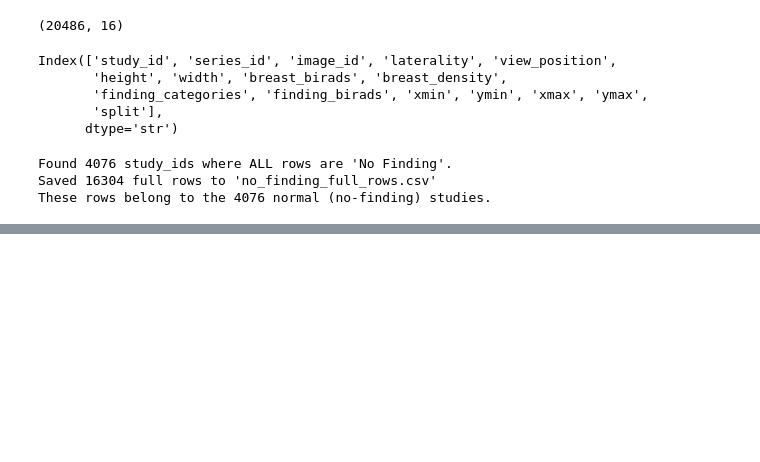
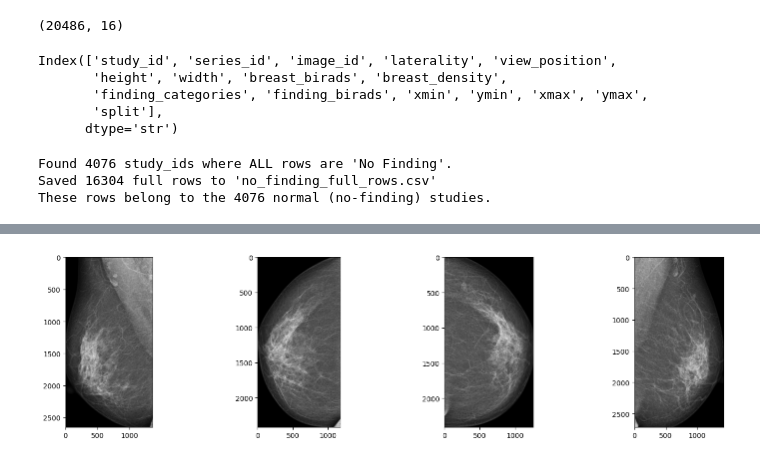
Before and after one commit to valerybr/mg-detect, a Jupyter notebook: notebooks/vindr_ds.ipynb, the cells around one changed output, grey strips where cells are left out. Drawn from its saved outputs; the diff is of its cells as text; code cells hidden in the pictures; blank space fills up the shorter version.

```diff
--- a/notebooks/vindr_ds.ipynb
+++ b/notebooks/vindr_ds.ipynb
@@ -134,0 +173,54 @@ VOI LUT exists
+# %%
+def np_CountUpContinuingOnes(b_arr):
+    # indice continuing zeros from left side.
+    # ex: [0,1,1,0,1,0,0,1,1,1,0] -> [0,0,0,3,3,5,6,6,6,6,10]
+    left = np.arange(len(b_arr))
+    left[b_arr > 0] = 0
+    left = np.maximum.accumulate(left)
+
+    # from right side.
+    # ex: [0,1,1,0,1,0,0,1,1,1,0] -> [0,3,3,3,5,5,6,10,10,10,10]
+    rev_arr = b_arr[::-1]
+    right = np.arange(len(rev_arr))
+    right[rev_arr > 0] = 0
+    right = np.maximum.accumulate(right)
+    right = len(rev_arr) - 1 - right[::-1]
+
+    return right - left - 1
+
+
+def extract_breast(img):
+    img_copy = img.copy()
+    img = np.where(img <= 40, 0, img)  # To detect backgrounds easily
+    height, _ = img.shape
+
+    # whether each col is non-constant or not
+    y_a = height // 2 + int(height * 0.4)
+    y_b = height // 2 - int(height * 0.4)
+    b_arr = img[y_b:y_a].std(axis=0) != 0
+    continuing_ones = np_CountUpContinuingOnes(b_arr)
+    # longest should be the breast
+    col_ind = np.where(continuing_ones == continuing_ones.max())[0]
+    img = img[:, col_ind]
+
+    # whether each row is non-constant or not
+    _, width = img.shape
+    x_a = width // 2 + int(width * 0.4)
+    x_b = width // 2 - int(width * 0.4)
+    b_arr = img[:, x_b:x_a].std(axis=1) != 0
+    continuing_ones = np_CountUpContinuingOnes(b_arr)
+    # longest should be the breast
+    row_ind = np.where(continuing_ones == continuing_ones.max())[0]
+
+    return img_copy[row_ind][:, col_ind]
+
+
+fig, axs = plt.subplots(1, 4, figsize = (16, 4))
+for i, data in enumerate(datas):
+    img = extract_breast(data)
+    axs[i].imshow(img, cmap="gray")
+
+plt.tight_layout()
+plt.show()
+# %% [output]
+[figure, added]
```
Also changed, not shown: parts of 3 cells of this notebook, 2 other files.
